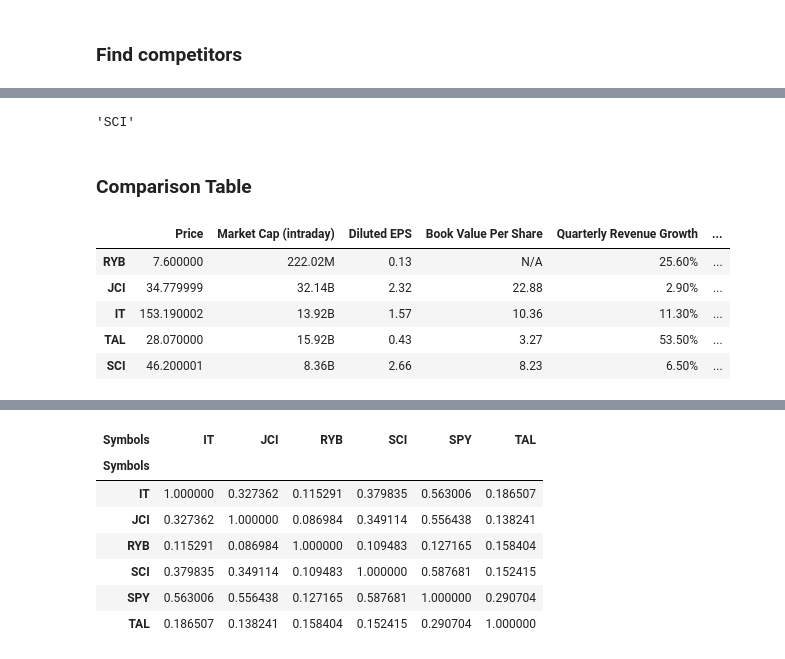
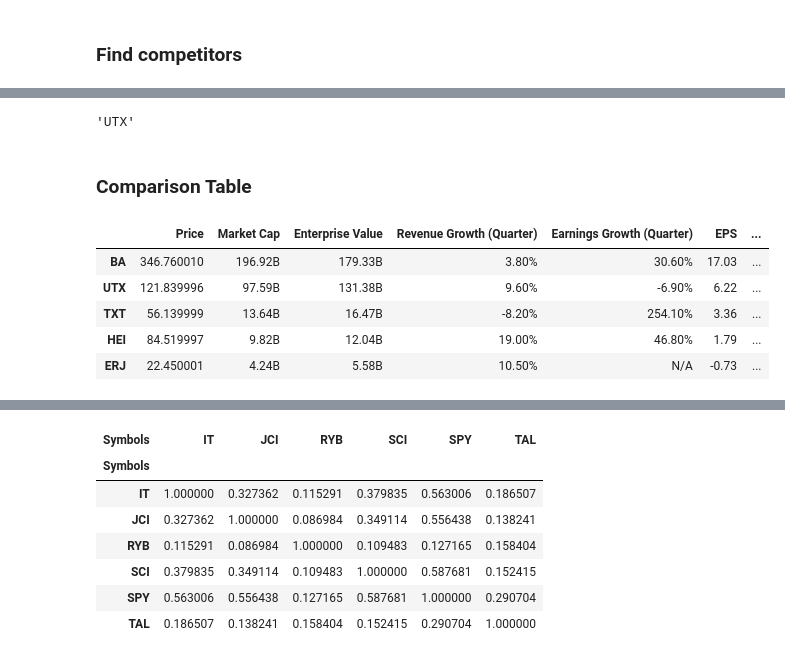
Before and after one commit to suyuchenxm/toolsproject, a Jupyter notebook: Jordan.ipynb, the cells around one changed output, grey strips where cells are left out. Cells and saved outputs as stored; diff of their text form; code cells hidden in the pictures.

Commit message:
Sector Data, Stock Data, bug fixed in find comp

```diff
--- a/Jordan.ipynb
+++ b/Jordan.ipynb
@@ -131,8 +165,8 @@ def competitor(ticker):
     r = get_competitors(ticker)
     r.insert(0, ticker)
 
-    m = list((s,a,b,c,d))
-    for i in range(0,len(r)):
+    m = list((1,2,3,4,5))
+    for i in range(5):
         if get_row(r[i],['Market Cap (intraday)'])[1][-1] == 'B':
             m[i] = float(get_row(r[i],['Market Cap (intraday)'])[1][:-1])
         elif get_row(r[i],['Market Cap (intraday)'])[1][-1] == 'M':
@@ -141,41 +175,43 @@ def competitor(ticker):
             m[i] = float(get_row(r[i],['Market Cap (intraday)'])[1][:-1]) * 1000
 
     diff = list()
-    for i in range(1,len(r)):
+    for i in range(1,5):
         diff.append(abs(m[0]-m[i]))
 
     competitor = r[np.argmin(diff)+1]
     return competitor
 competitor(stock)
 # %% [output]
-'SCI'
+'UTX'
 # %% [markdown]
 ### Comparison Table
 # %%
 def comp_stat_table(ticker):
     import pandas as pd
-    measure_list = ['Price','Market Cap (intraday)','Diluted EPS','Book Value Per Share','Quarterly Revenue Growth','Quarterly Earnings Growth','Trailing Annual Dividend Yield','5 Year Average Dividend Yield','Payout Ratio','Trailing P/E','PEG Ratio (5 yr expected)','Beta (3Y Monthly)']
+    measure_list = ['Price','Market Cap (intraday)','Enterprise Value','Quarterly Revenue Growth','Quarterly Earnings Growth','Diluted EPS','Trailing Annual Dividend Yield','5 Year Average Dividend Yield','Payout Ratio','Trailing P/E','Forward P/E','PEG Ratio (5 yr expected)','Return on Equity','Total Debt/Equity','Book Value Per Share','Beta (3Y Monthly)']
     r = get_competitors(ticker)
     r.insert(0, ticker)
 
     s_row = get_row(ticker,measure_list)
     a_row = get_row(r[1],measure_list)
     b_row = get_row(r[2],measure_list)
     c_row = get_row(r[3],measure_list)
     d_row = get_row(r[4],measure_list)
 
+    comprehensive_list = ['Price', 'Market Cap', 'Enterprise Value', 'Revenue Growth (Quarter)', 'Earnings Growth (Quarter)', 'EPS', 'Dividend Yield', '5-Year Avg Dividend Yield', 'Payout Ratio', 'Trailing P/E', 'Forward P/E', 'PEG', 'ROE (TTM)', 'Debt/Equity', 'Book Value/Share', 'Beta']
+
     stats_list = [s_row,a_row,b_row,c_row,d_row]
-    final_table = pd.DataFrame(stats_list,index = r,columns = measure_list)
+    final_table = pd.DataFrame(stats_list, index=r, columns=comprehensive_list)
 
     return final_table
 comp_stat_table(stock)
 # %% [output]
-|  | Price | Market Cap (intraday) | Diluted EPS | Book Value Per Share | Quarterly Revenue Growth | ... |
-| RYB | 7.600000 | 222.02M | 0.13 | N/A | 25.60% | ... |
-| JCI | 34.779999 | 32.14B | 2.32 | 22.88 | 2.90% | ... |
-| IT | 153.190002 | 13.92B | 1.57 | 10.36 | 11.30% | ... |
-| TAL | 28.070000 | 15.92B | 0.43 | 3.27 | 53.50% | ... |
-| SCI | 46.200001 | 8.36B | 2.66 | 8.23 | 6.50% | ... |
+|  | Price | Market Cap | Enterprise Value | Revenue Growth (Quarter) | Earnings Growth (Quarter) | EPS | ... |
+| BA | 346.760010 | 196.92B | 179.33B | 3.80% | 30.60% | 17.03 | ... |
+| UTX | 121.839996 | 97.59B | 131.38B | 9.60% | -6.90% | 6.22 | ... |
+| TXT | 56.139999 | 13.64B | 16.47B | -8.20% | 254.10% | 3.36 | ... |
+| HEI | 84.519997 | 9.82B | 12.04B | 19.00% | 46.80% | 1.79 | ... |
+| ERJ | 22.450001 | 4.24B | 5.58B | 10.50% | N/A | -0.73 | ... |
 # %%
 def get_prices(ticker):
     import datetime
```
Also changed, not shown: parts of 7 cells of this notebook.
